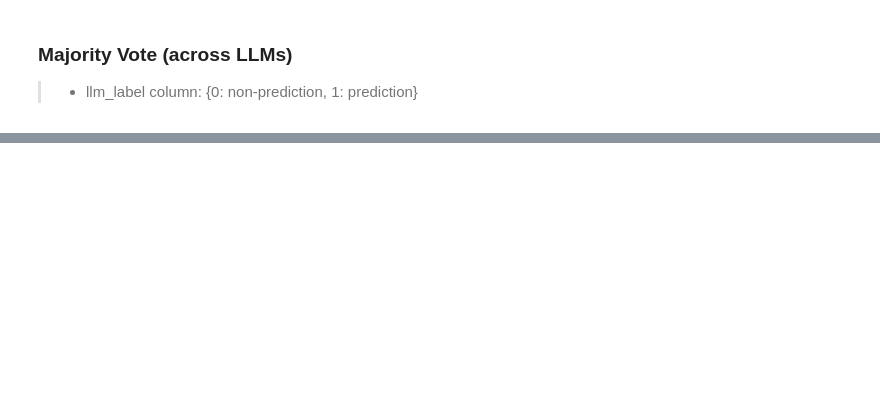
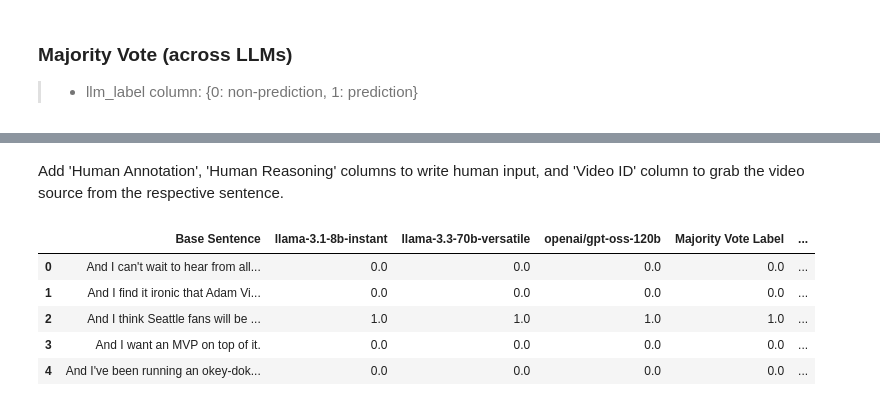
Before and after one commit to ufdatastudio/predictions, a Jupyter notebook: prediction_acquition-youtube/2-label_text.ipynb, the cells around one changed output, grey strips where cells are left out. Cells and saved outputs as stored; diff of their text form; code cells hidden in the pictures; blank space fills up the shorter version.

```diff
--- a/prediction_acquition-youtube/2-label_text.ipynb
+++ b/prediction_acquition-youtube/2-label_text.ipynb
@@ -322 +304,14 @@ results_df.head()
+# %% [markdown]
+Add 'Human Annotation', 'Human Reasoning' columns to write human input, and 'Video ID' column to grab the video source from the respective sentence.
+# %%
+results_df[['Human Annotation', 'Human Reasoning']] = np.nan
+final_results_df = pd.concat([results_df, raw_transcripts_df[['Video ID']]], axis=1)
+final_results_df.head()
+# %% [output]
+|  | Base Sentence | llama-3.1-8b-instant | llama-3.3-70b-versatile | openai/gpt-oss-120b | Majority Vote Label | ... |
+| 0 | And I can't wait to hear from all... | 0.0 | 0.0 | 0.0 | 0.0 | ... |
+| 1 | And I find it ironic that Adam Vi... | 0.0 | 0.0 | 0.0 | 0.0 | ... |
+| 2 | And I think Seattle fans will be ... | 1.0 | 1.0 | 1.0 | 1.0 | ... |
+| 3 | And I want an MVP on top of it. | 0.0 | 0.0 | 0.0 | 0.0 | ... |
+| 4 | And I've been running an okey-dok... | 0.0 | 0.0 | 0.0 | 0.0 | ... |
 # %%
```
Also changed, not shown: parts of 16 cells of this notebook.
